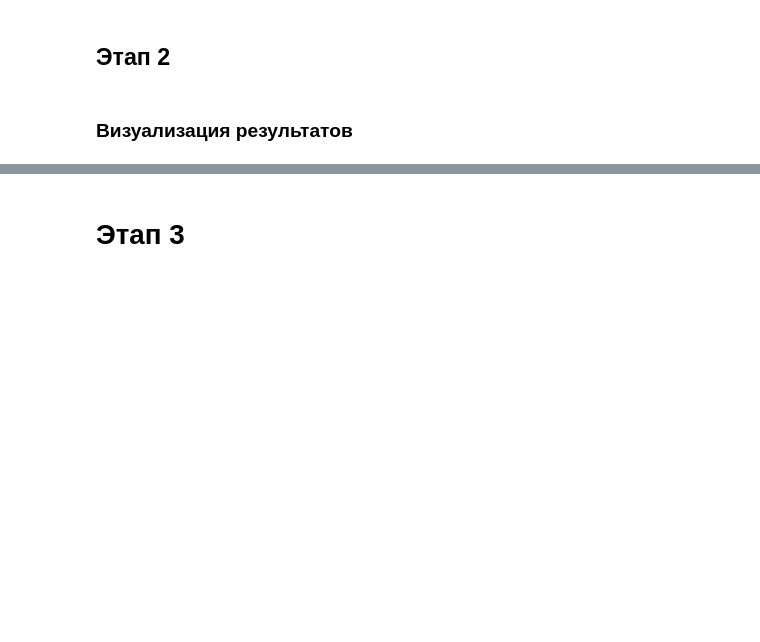
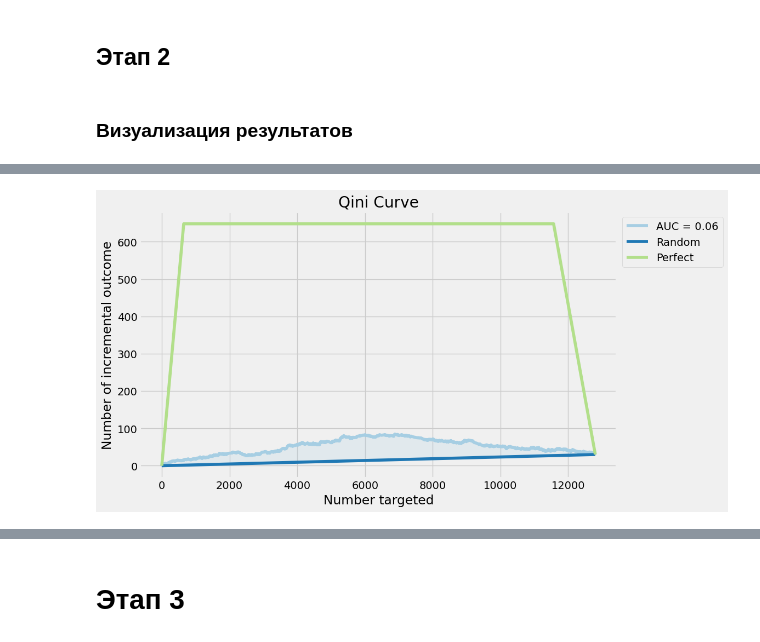
Before and after one commit to annaempty/mle-uplift-final-project-2025, a Jupyter notebook: final_project_template.ipynb, the cells around one changed output, grey strips where cells are left out. Drawn from its saved outputs; the diff is of its cells as text; code cells hidden in the pictures; blank space fills up the shorter version.

```diff
--- a/final_project_template.ipynb
+++ b/final_project_template.ipynb
@@ -623,0 +794,17 @@ from utils import custom_uplift_by_percentile
+# %%
+from sklift.viz import plot_qini_curve, plot_uplift_curve
+
+# Qini-кривая ---
+# Показывает накопленный чистый прирост в конверсиях. Чем выше кривая - тем лучше.
+fig, ax = plt.subplots(figsize=(10, 6))
+plot_qini_curve(
+    y_test,
+    uplift_final,
+    W_test,
+    ax=ax,
+    perfect=True # Добавляем "идеальную" кривую для сравнения
+)
+ax.set_title('Qini Curve')
+plt.show()
+# %% [output]
+[figure, added]
```
Also changed, not shown: parts of 19 cells of this notebook, 1 other file.
